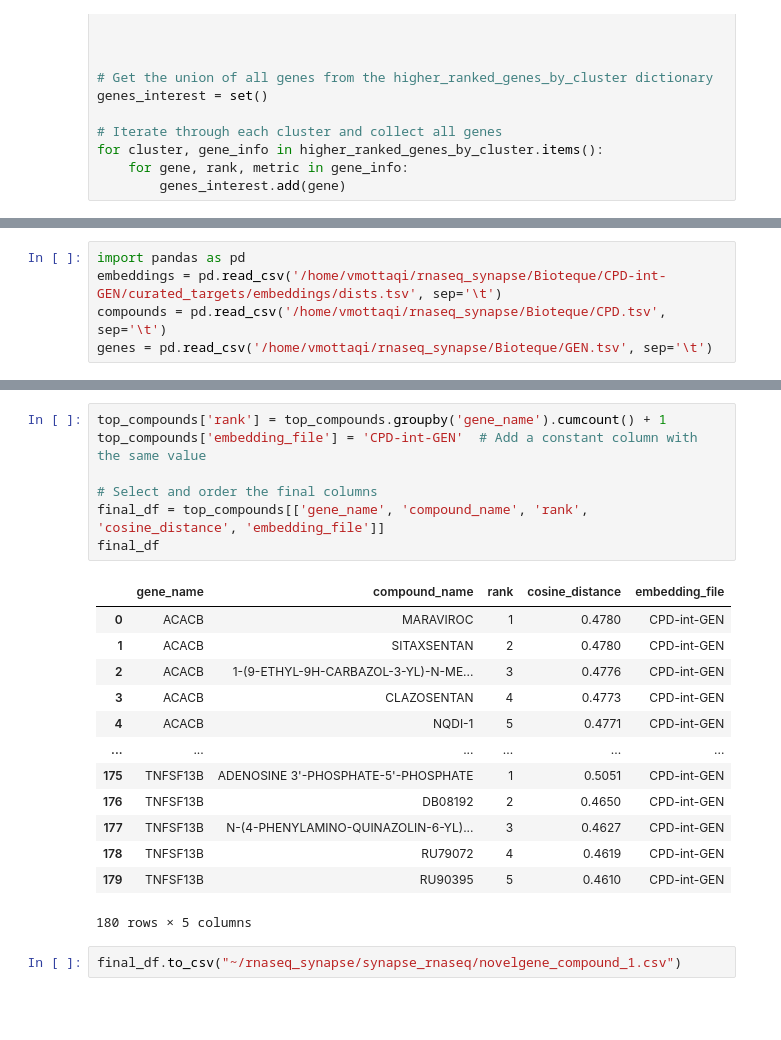
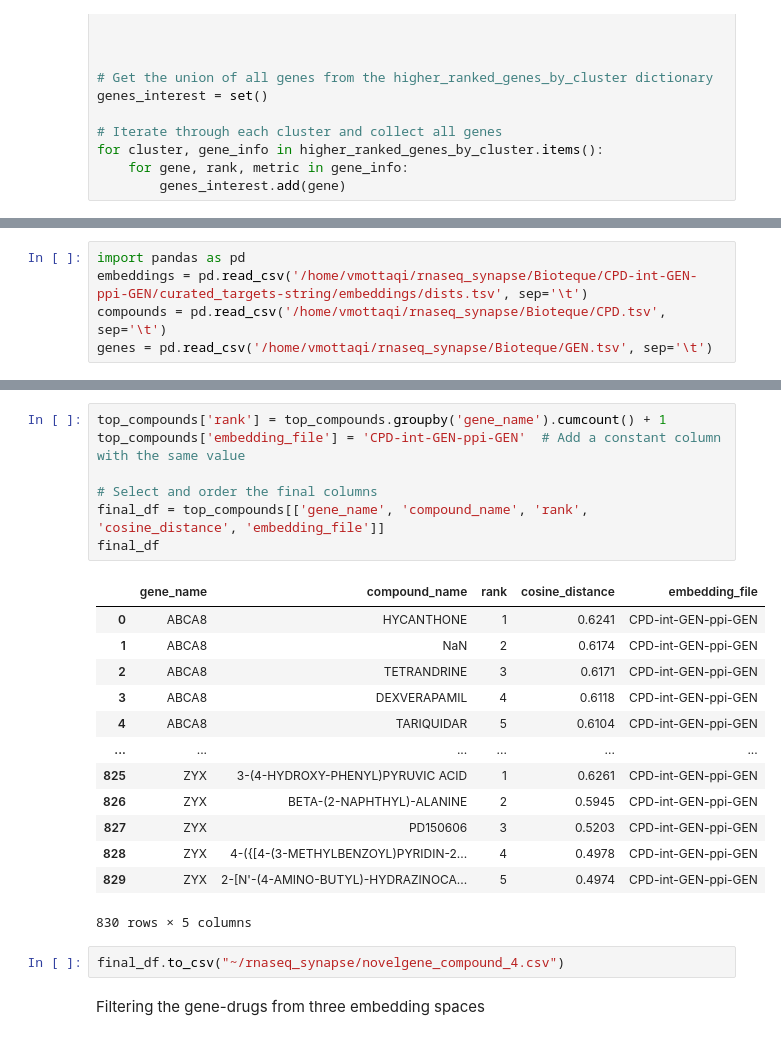
Before and after one commit to mmottaqii/AD-Biomarkers-MultiOmics, a Jupyter notebook: scripts/review_aug_26.ipynb, the cells around one changed output, grey strips where cells are left out. Drawn from its saved outputs; the diff is of its cells as text; blank space fills up the shorter version.

```diff
--- a/scripts/review_aug_26.ipynb
+++ b/scripts/review_aug_26.ipynb
@@ -4323,7 +4325,7 @@ genes_interest
  'ZYX'}
 # %%
 import pandas as pd
-embeddings = pd.read_csv('/home/vmottaqi/rnaseq_synapse/Bioteque/CPD-int-GEN/curated_targets/embeddings/dists.tsv', sep='\t')
+embeddings = pd.read_csv('/home/vmottaqi/rnaseq_synapse/Bioteque/CPD-int-GEN-ppi-GEN/curated_targets-string/embeddings/dists.tsv', sep='\t')
 compounds = pd.read_csv('/home/vmottaqi/rnaseq_synapse/Bioteque/CPD.tsv', sep='\t')
 genes = pd.read_csv('/home/vmottaqi/rnaseq_synapse/Bioteque/GEN.tsv', sep='\t')
 # %%
@@ -4399,23 +4401,25 @@ top_compounds
 # %%
 top_compounds['rank'] = top_compounds.groupby('gene_name').cumcount() + 1
-top_compounds['embedding_file'] = 'CPD-int-GEN'  # Add a constant column with the same value
+top_compounds['embedding_file'] = 'CPD-int-GEN-ppi-GEN'  # Add a constant column with the same value
 
 # Select and order the final columns
 final_df = top_compounds[['gene_name', 'compound_name', 'rank', 'cosine_distance', 'embedding_file']]
 final_df
 # %% [output]
 |  | gene_name | compound_name | rank | cosine_distance | embedding_file |
-| 0 | ACACB | MARAVIROC | 1 | 0.4780 | CPD-int-GEN |
-| 1 | ACACB | SITAXSENTAN | 2 | 0.4780 | CPD-int-GEN |
-| 2 | ACACB | 1-(9-ETHYL-9H-CARBAZOL-3-YL)-N-ME... | 3 | 0.4776 | CPD-int-GEN |
-| 3 | ACACB | CLAZOSENTAN | 4 | 0.4773 | CPD-int-GEN |
-| 4 | ACACB | NQDI-1 | 5 | 0.4771 | CPD-int-GEN |
+| 0 | ABCA8 | HYCANTHONE | 1 | 0.6241 | CPD-int-GEN-ppi-GEN |
+| 1 | ABCA8 | NaN | 2 | 0.6174 | CPD-int-GEN-ppi-GEN |
+| 2 | ABCA8 | TETRANDRINE | 3 | 0.6171 | CPD-int-GEN-ppi-GEN |
+| 3 | ABCA8 | DEXVERAPAMIL | 4 | 0.6118 | CPD-int-GEN-ppi-GEN |
+| 4 | ABCA8 | TARIQUIDAR | 5 | 0.6104 | CPD-int-GEN-ppi-GEN |
 | ... | ... | ... | ... | ... | ... |
-| 175 | TNFSF13B | ADENOSINE 3'-PHOSPHATE-5'-PHOSPHATE | 1 | 0.5051 | CPD-int-GEN |
-| 176 | TNFSF13B | DB08192 | 2 | 0.4650 | CPD-int-GEN |
-| 177 | TNFSF13B | N-(4-PHENYLAMINO-QUINAZOLIN-6-YL)... | 3 | 0.4627 | CPD-int-GEN |
-| 178 | TNFSF13B | RU79072 | 4 | 0.4619 | CPD-int-GEN |
-| 179 | TNFSF13B | RU90395 | 5 | 0.4610 | CPD-int-GEN |
+| 825 | ZYX | 3-(4-HYDROXY-PHENYL)PYRUVIC ACID | 1 | 0.6261 | CPD-int-GEN-ppi-GEN |
+| 826 | ZYX | BETA-(2-NAPHTHYL)-ALANINE | 2 | 0.5945 | CPD-int-GEN-ppi-GEN |
+| 827 | ZYX | PD150606 | 3 | 0.5203 | CPD-int-GEN-ppi-GEN |
+| 828 | ZYX | 4-({[4-(3-METHYLBENZOYL)PYRIDIN-2... | 4 | 0.4978 | CPD-int-GEN-ppi-GEN |
+| 829 | ZYX | 2-[N'-(4-AMINO-BUTYL)-HYDRAZINOCA... | 5 | 0.4974 | CPD-int-GEN-ppi-GEN |
-180 rows × 5 columns
+830 rows × 5 columns
 # %%
-final_df.to_csv("~/rnaseq_synapse/synapse_rnaseq/novelgene_compound_1.csv")
+final_df.to_csv("~/rnaseq_synapse/novelgene_compound_4.csv")
+# %% [markdown]
+Filtering the gene-drugs from three embedding spaces
```
Also changed, not shown: parts of 13 cells of this notebook.
